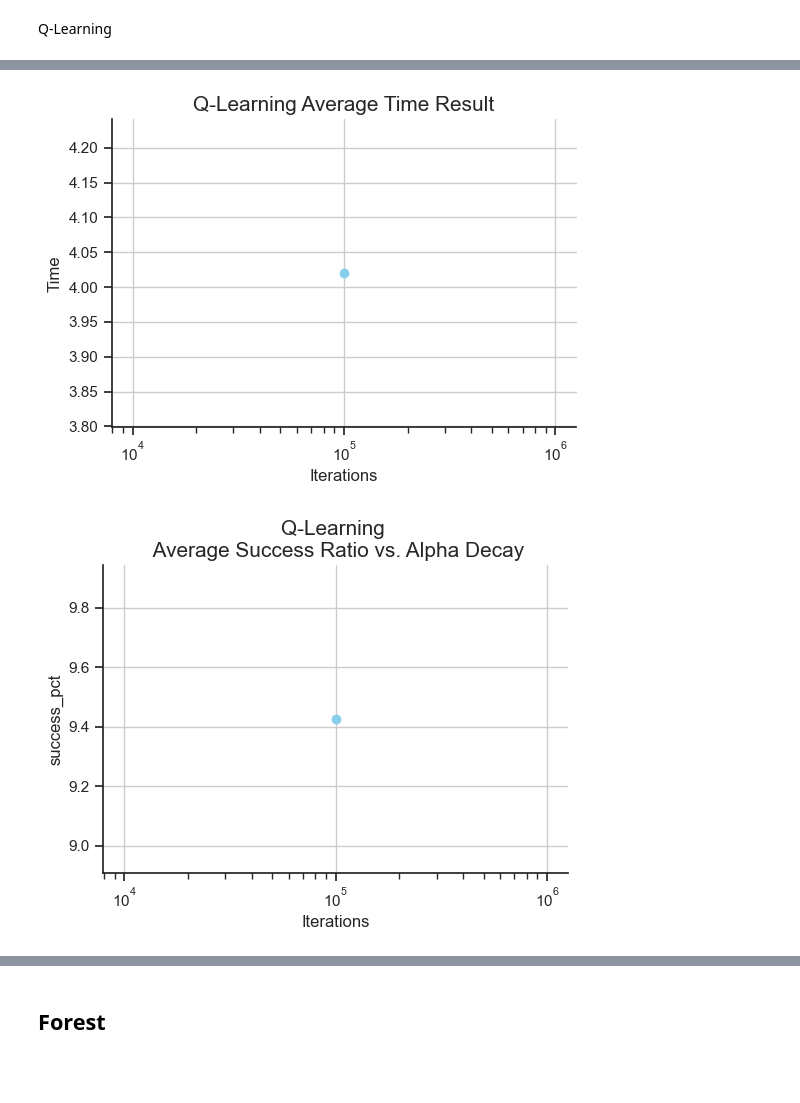
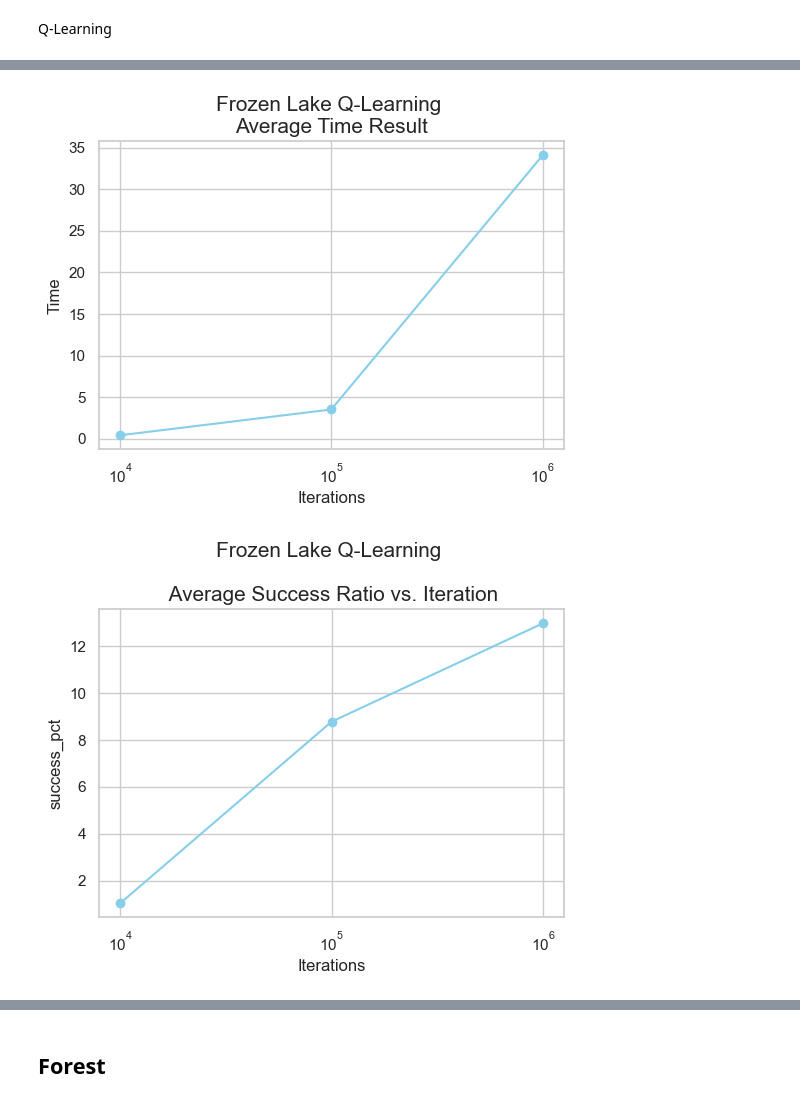
Before and after one commit to skirenekim/CS7641-Machine-Learning, a Jupyter notebook: HW4/main.ipynb, the cells around one changed output, grey strips where cells are left out. Saved outputs shown, nothing was run; the diff lists cells and outputs as text; code cells hidden in the pictures; blank space fills up the shorter version.

```diff
--- a/HW4/main.ipynb
+++ b/HW4/main.ipynb
@@ -199,0 +200,7 @@ Avg_iter
+# %%
+target = policy_iter['reward']
+plt.figure(figsize=(6,5))
+sns.set(style="whitegrid")
+sns.lineplot(x = policy_iter['gamma'], y = target, color = 'skyblue', marker = 'o')
+plt.suptitle("Frozen Lake Convergence")
+plt.ylabel('Rewards')
@@ -217,17 +227,17 @@ Best Result:
 # %% [markdown]
 Q-Learning
 # %%
-# gammas   = [0.8, 0.9, 0.99]
-# alphas   = [0.01, 0.1, 0.2]
-# alpha_decays = [0.9, 0.999]
-# epsilon_decays = [0.9, 0.999]
-# iterations = [1e5, 1e6, 1e7]
+gammas   = [0.8, 0.9, 0.99]
+alphas   = [0.01, 0.1, 0.2]
+alpha_decays = [0.9, 0.999]
+epsilon_decays = [0.9, 0.999]
+iterations = [1e4, 1e5, 1e6]
 
-gammas   = [0.9,  0.99]
-alphas   = [0.1, 0.2]
-alpha_decays = [0.9]
-epsilon_decays = [0.9]
-iterations = [1e5]
+# gammas   = [0.9,  0.99]
+# alphas   = [0.1, 0.2]
+# alpha_decays = [0.9]
+# epsilon_decays = [0.9]
+# iterations = [1e5]
 # %%
 
 q_learn  = Q_learning(lake_env, rows, cols, T, R, gammas, alphas, alpha_decays=alpha_decays, epsilon_decays=epsilon_decays, n_iterations=iterations, showResults=False)
@@ -249,12 +262,13 @@ Gamma: 0.99,    Alpha: 0.20,    Alpha Decay:0.900,      Epsilon Decay:0.900,
 # %%
 interest = ['gamma', 'alpha', 'alpha_decay', 'epsilon_decay', 'Iterations', 'Reward', 'Time', 'success_pct']
 ql_df = q_learn[interest]
 
 mode = 'Frozen Lake Q-Learning \n'
 ql_plot_result(ql_df, interest, 'Iterations', 'Time', title=mode+'Average Time Result', logscale=True)
-ql_plot_result(ql_df, interest, 'Iterations', 'success_pct', title=mode+'\n Average Success Ratio vs. Alpha Decay', logscale=True)
-ql_plot_result(ql_df, interest, 'alpha_decay', 'success_pct', title=mode+'\n Average Success Ratio vs. Alpha Decay', logscale=True)
-ql_plot_result(ql_df, interest, 'gamma', 'Reward', title=mode+'Reward Result', logscale=True)
+ql_plot_result(ql_df, interest, 'Iterations', 'success_pct', title=mode+'\n Average Success Ratio vs. Iteration', logscale=True)
+ql_plot_result(ql_df, interest, 'alpha_decay', 'success_pct', title=mode+'\n Average Success Ratio vs. Alpha Decay')
+ql_plot_result(ql_df, interest, 'Iterations', 'Reward', title=mode+'Rewards vs. Iteration', logscale=True)
+ql_plot_result(ql_df, interest, 'gamma', 'Iterations', title=mode+'Iterations vs. Gamma')
 # %% [output]
-[figure, old version]
+[figure, new version]
-[figure, old version]
+[figure, new version]
```
Also changed, not shown: parts of 25 cells of this notebook, 28 other files.
